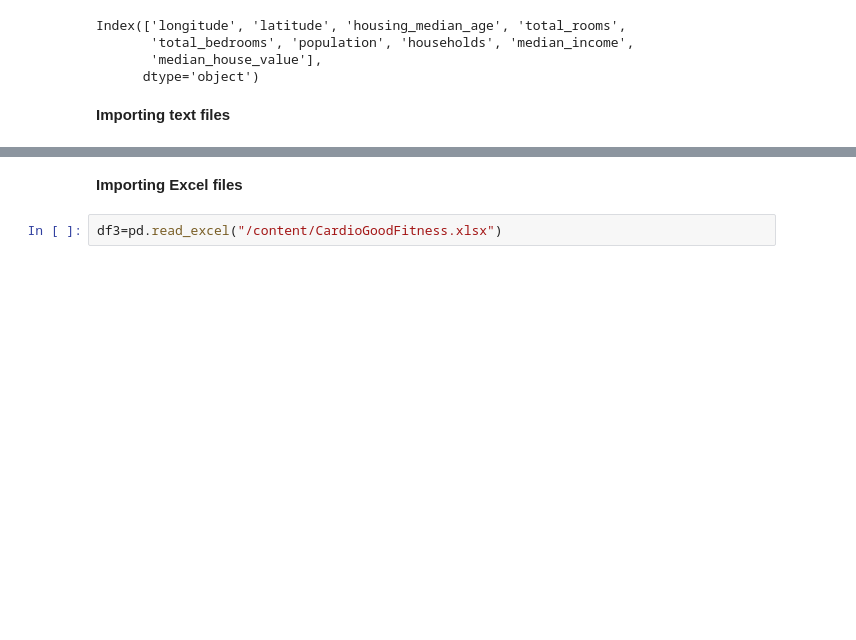
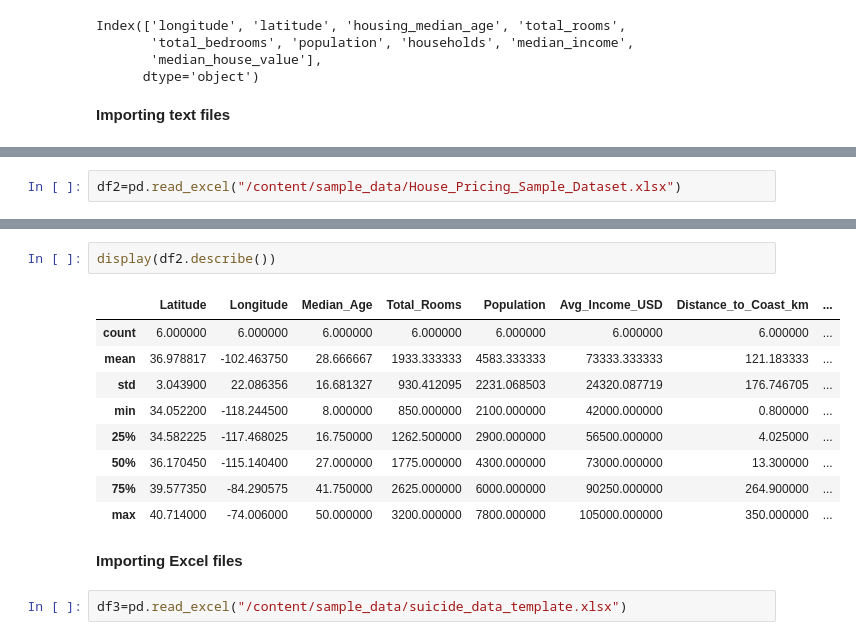
Before and after one commit to charan0887/ML_LAB_2026-27, a Jupyter notebook: PAN-DAS.ipynb, the cells around one changed output, grey strips where cells are left out. Cells and saved outputs as stored; diff of their text form; blank space fills up the shorter version.

```diff
--- a/PAN-DAS.ipynb
+++ b/PAN-DAS.ipynb
@@ -93,0 +138,2 @@ df2.describe()
+# %%
+df2=pd.read_excel("/content/sample_data/House_Pricing_Sample_Dataset.xlsx")
@@ -94,7 +150,19 @@ df2.describe()
+# %%
+display(df2.describe())
+# %% [output]
+|  | Latitude | Longitude | Median_Age | Total_Rooms | Population | Avg_Income_USD | Distance_to_Coast_km | ... |
+| count | 6.000000 | 6.000000 | 6.000000 | 6.000000 | 6.000000 | 6.000000 | 6.000000 | ... |
+| mean | 36.978817 | -102.463750 | 28.666667 | 1933.333333 | 4583.333333 | 73333.333333 | 121.183333 | ... |
+| std | 3.043900 | 22.086356 | 16.681327 | 930.412095 | 2231.068503 | 24320.087719 | 176.746705 | ... |
+| min | 34.052200 | -118.244500 | 8.000000 | 850.000000 | 2100.000000 | 42000.000000 | 0.800000 | ... |
+| 25% | 34.582225 | -117.468025 | 16.750000 | 1262.500000 | 2900.000000 | 56500.000000 | 4.025000 | ... |
+| 50% | 36.170450 | -115.140400 | 27.000000 | 1775.000000 | 4300.000000 | 73000.000000 | 13.300000 | ... |
+| 75% | 39.577350 | -84.290575 | 41.750000 | 2625.000000 | 6000.000000 | 90250.000000 | 264.900000 | ... |
+| max | 40.714000 | -74.006000 | 50.000000 | 3200.000000 | 7800.000000 | 105000.000000 | 350.000000 | ... |
 # %% [markdown]
 **Importing Excel files**
 # %%
-df3=pd.read_excel("/content/CardioGoodFitness.xlsx")
+df3=pd.read_excel("/content/sample_data/suicide_data_template.xlsx")
 # %%
 df3.head()
 # %% [output]
```
Also changed, not shown: parts of 11 cells of this notebook.
